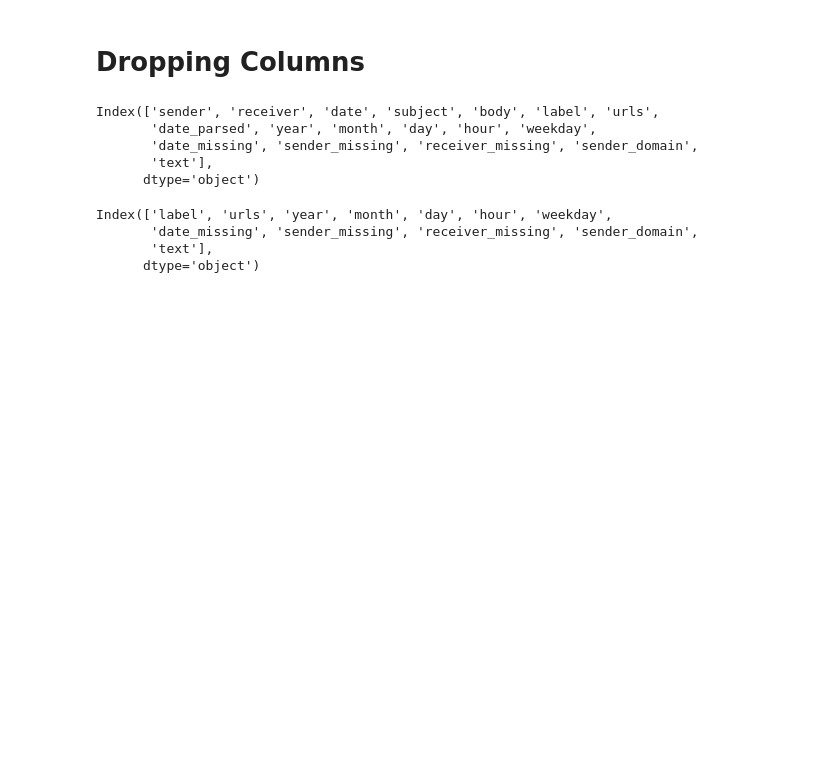
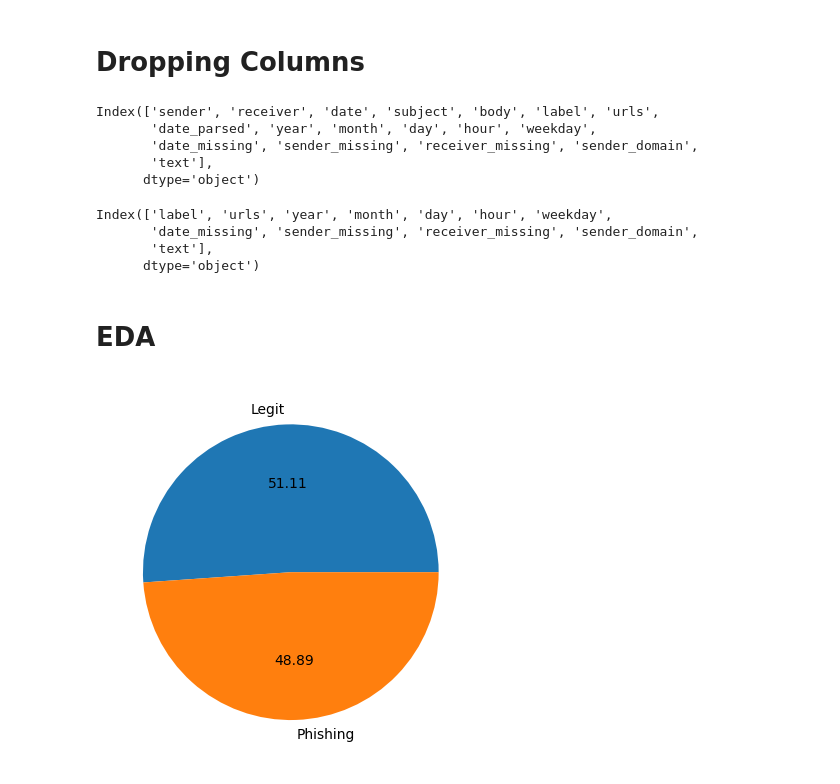
Before and after one commit to Freezyo7/Phishing_mail_detection, a Jupyter notebook: main.ipynb, the cells around one changed output. Saved outputs shown, nothing was run; the diff lists cells and outputs as text; code cells hidden in the pictures; blank space fills up the shorter version.

```diff
--- a/main.ipynb
+++ b/main.ipynb
@@ -288,3 +288,5 @@ Index(['label', 'urls', 'year', 'month', 'day', 'hour', 'weekday',
        'date_missing', 'sender_missing', 'receiver_missing', 'sender_domain',
        'text'],
       dtype='object')
+# %% [markdown]
+# EDA
@@ -290,0 +296,5 @@ Index(['label', 'urls', 'year', 'month', 'day', 'hour', 'weekday',
+# %%
+plt.pie(df['label'].value_counts(), labels=['Legit','Phishing'], autopct='%0.2f')
+plt.show()
+# %% [output]
+[figure, added]
```
Also changed, not shown: parts of 9 cells of this notebook.
